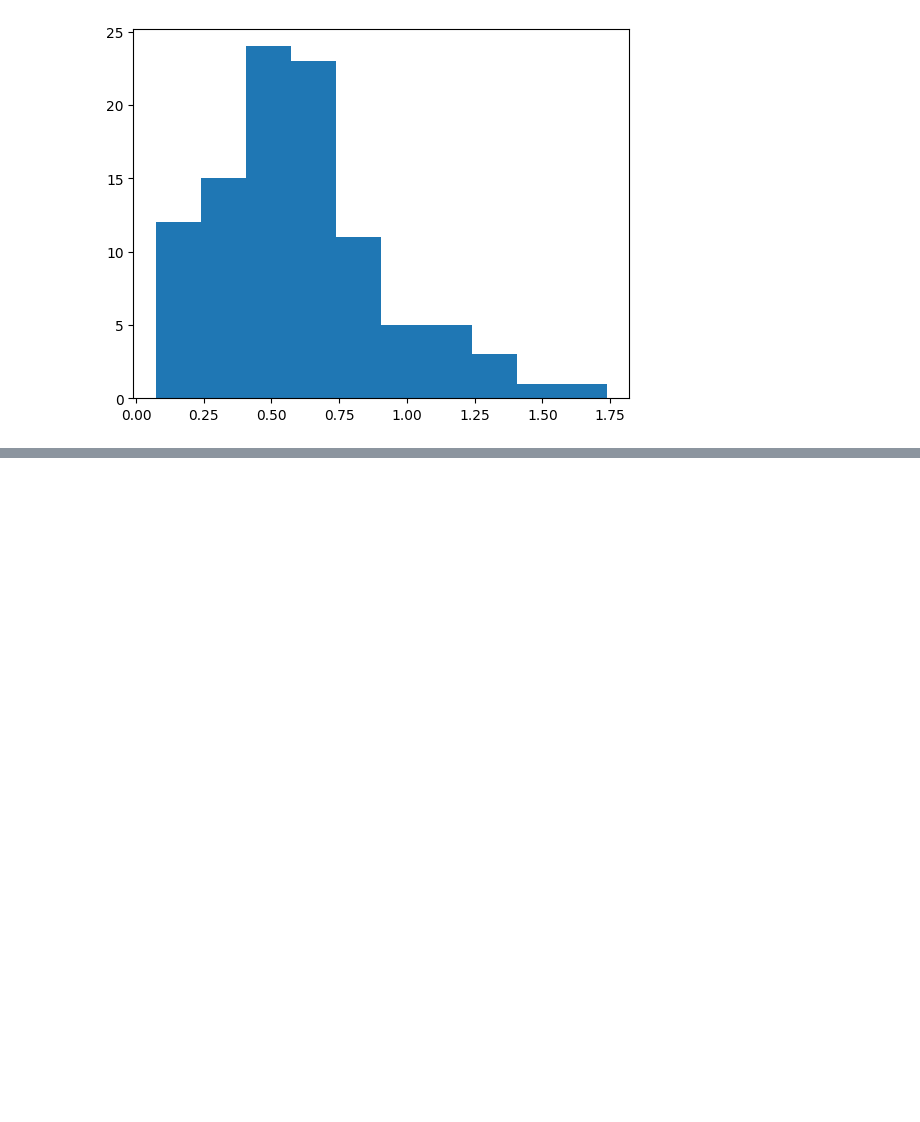
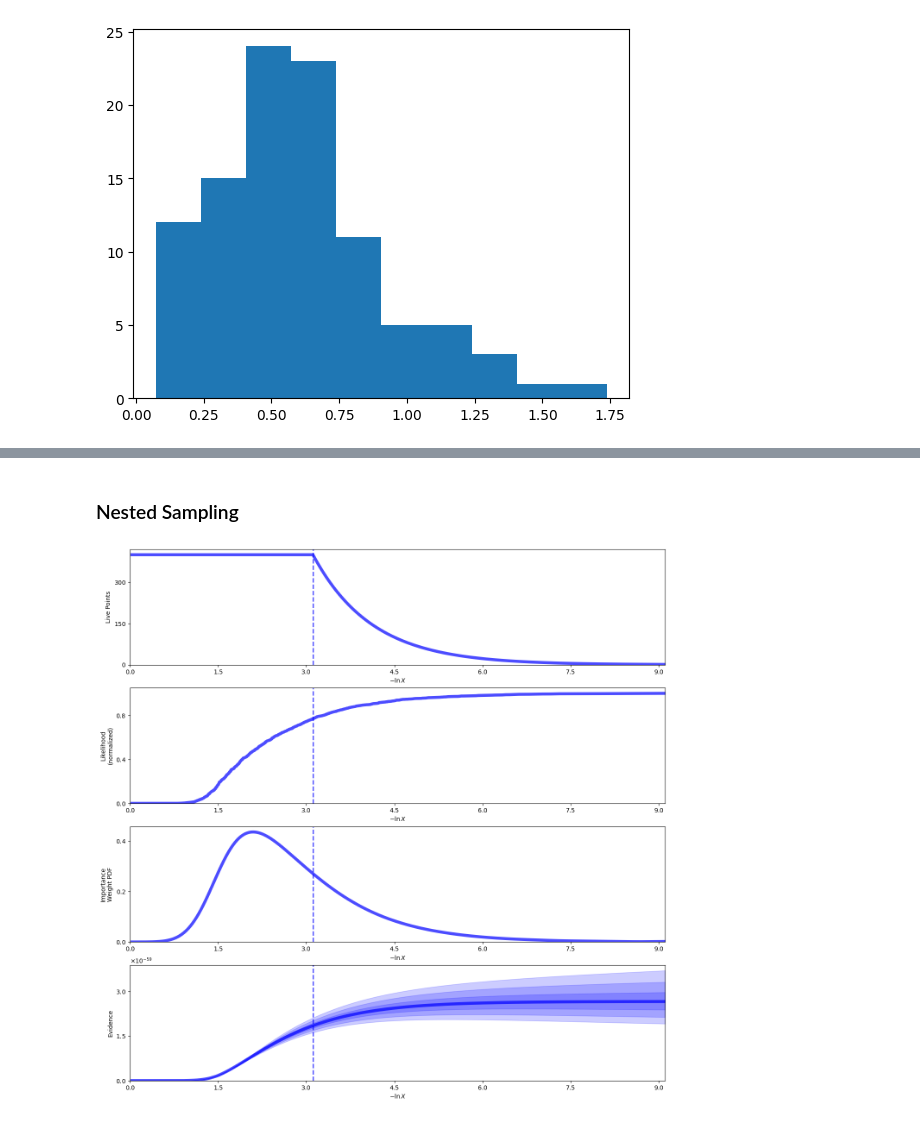
Before and after one commit to anna-tresoldi/astrostatistics_bicocca_2026, a Jupyter notebook: working/L18_SNdistances.ipynb, the cells around one changed output, grey strips where cells are left out. Drawn from its saved outputs; the diff is of its cells as text; code cells hidden in the pictures; blank space fills up the shorter version.

```diff
--- a/working/L18_SNdistances.ipynb
+++ b/working/L18_SNdistances.ipynb
@@ -330,0 +388,2 @@ print(f"Delta BIC: {delta_bic:.2f}")
+# %% [markdown]
+### Nested Sampling
@@ -330,0 +393,31 @@ print(f"Delta BIC: {delta_bic:.2f}")
+# %%
+ndim = 2
+
+
+def ptform(u):
+    """Transforms the uniform random variables `u ~ Unif[0., 1.)`
+    to the parameters of interest."""
+
+    x = np.array(u)  #ausiliar vector
+
+    x[0] = scipy.stats.uniform(loc=50,scale=50).ppf(u[0]) #H0
+    x[1] = scipy.stats.uniform(loc=0,scale=1).ppf(u[1]) #Om
+
+
+
+    return x
+# %%
+# "Static" nested sampling.
+sampler = dynesty.NestedSampler(log_likelihood, ptform, ndim, logl_args=[z_sample,mu_sample, dmu],  nlive=400)
+#sampler.run_nested()
+#sresults = sampler.results
+# %%
+sampler.run_nested()
+sresults = sampler.results
+# %%
+from dynesty import plotting as dyplot
+
+# Plot a summary of the run.
+rfig, raxes = dyplot.runplot(sresults)
+# %% [output]
+[figure, added]
```
Also changed, not shown: parts of 26 cells of this notebook.
